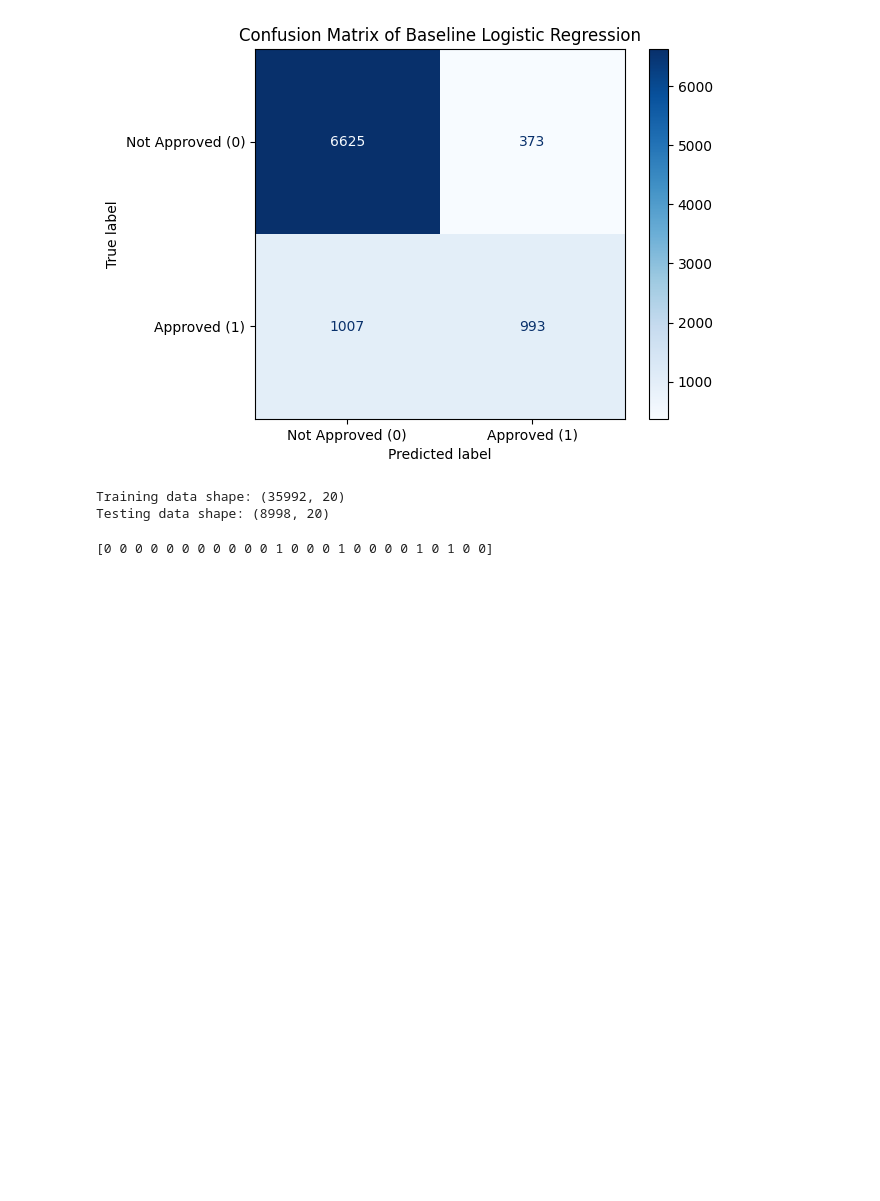
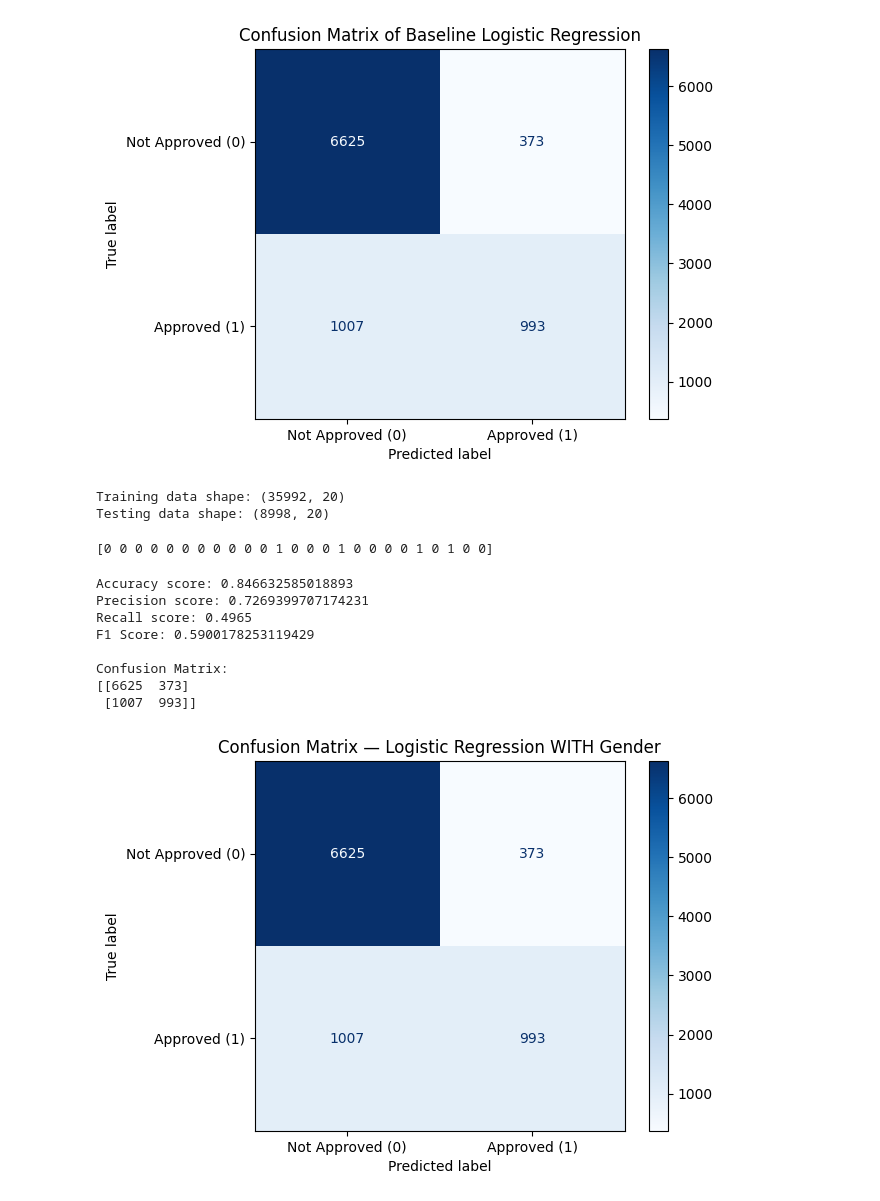
Before and after one commit to DivineUI/FairLoan, a Jupyter notebook: FairLoan baseline workflow.ipynb, the cells around one changed output. Cells and saved outputs as stored; diff of their text form; code cells hidden in the pictures; blank space fills up the shorter version.

```diff
--- a/FairLoan baseline workflow.ipynb
+++ b/FairLoan baseline workflow.ipynb
@@ -287,3 +287,35 @@ y_pred_gender = model_gender.predict(x_test_g_scaled)
 print(y_pred_gender[0:25])
 # %% [output]
 [0 0 0 0 0 0 0 0 0 0 0 1 0 0 0 1 0 0 0 0 1 0 1 0 0]
+# %%
+from sklearn.metrics import accuracy_score, precision_score, recall_score, f1_score, confusion_matrix, ConfusionMatrixDisplay
+import matplotlib.pyplot as plt
+
+accuracy_g = accuracy_score(y_test_g, y_pred_gender)
+precision_g = precision_score(y_test_g, y_pred_gender)
+recall_g = recall_score(y_test_g, y_pred_gender)
+f1_g = f1_score(y_test_g, y_pred_gender)
+cm_g = confusion_matrix(y_test_g, y_pred_gender)
+
+print("Accuracy score:", accuracy_g)
+print("Precision score:", precision_g)
+print("Recall score:", recall_g)
+print("F1 Score:", f1_g)
+print()
+print("Confusion Matrix:")
+print(cm_g)
+
+disp = ConfusionMatrixDisplay(confusion_matrix=cm_g, display_labels=['Not Approved (0)', 'Approved (1)'])
+disp.plot(cmap='Blues')
+plt.title('Confusion Matrix — Logistic Regression WITH Gender')
+plt.show()
+# %% [output]
+Accuracy score: 0.846632585018893
+Precision score: 0.7269399707174231
+Recall score: 0.4965
+F1 Score: 0.5900178253119429
+
+Confusion Matrix:
+[[6625  373]
+ [1007  993]]
+[figure, added]
```
